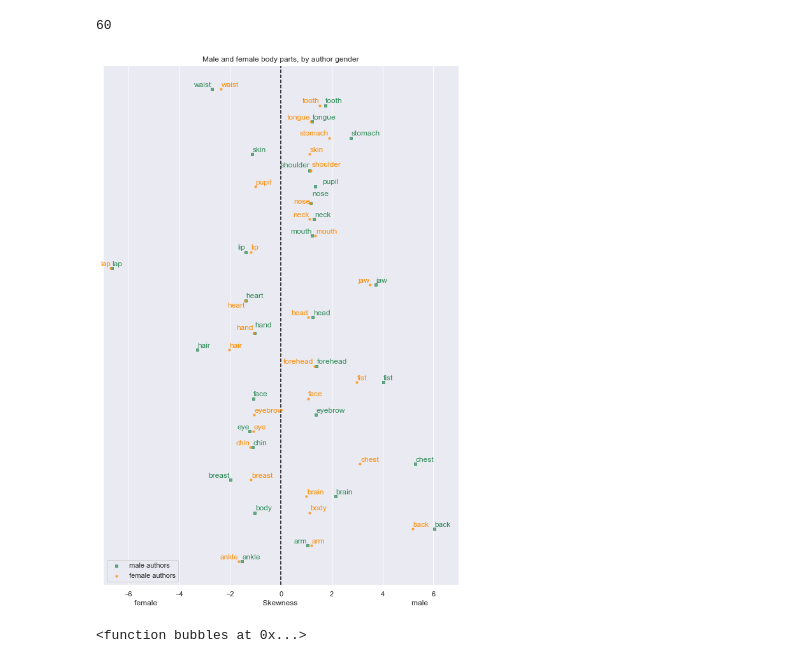
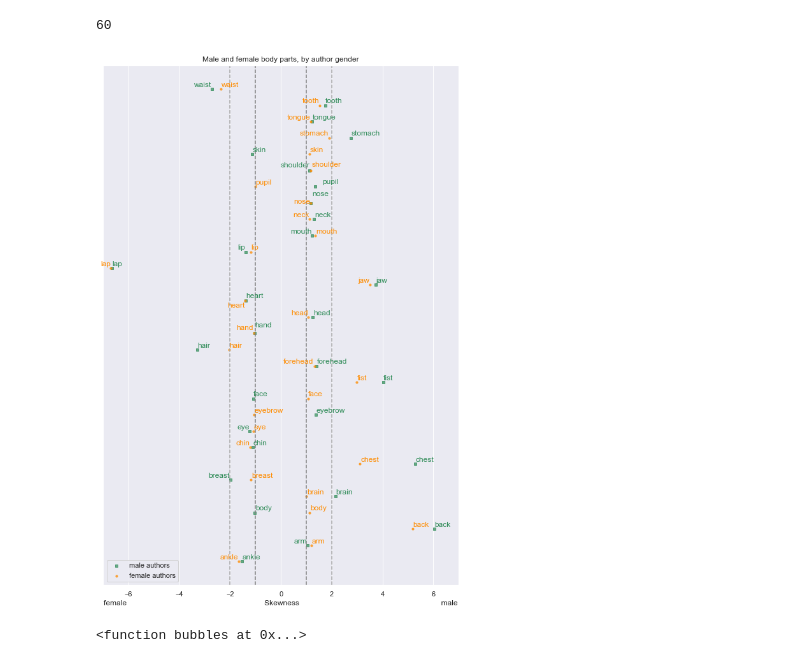
Before and after one commit to thearol/data-science-x-am, a Jupyter notebook: src/talking_bodies1.ipynb, the cells around one changed output. Cells and saved outputs as stored; diff of their text form; code cells hidden in the pictures.

Commit message:
fixed plots

```diff
--- a/src/talking_bodies1.ipynb
+++ b/src/talking_bodies1.ipynb
@@ -438,19 +438,6 @@ female_authors
 | 19 | tongue | 344 | 0.005487 | 275 | 0.004676 | ... |
 | 15 | tooth | 500 | 0.007976 | 306 | 0.005203 | ... |
 | 27 | waist | 106 | 0.001691 | 234 | 0.003979 | ... |
-# %%
-ax = female_authors.plot.scatter(x='skewness_female_authors', y='n', alpha=0.5)
-for i, txt in enumerate(female_authors.bodypart):
-    ax.annotate(txt, (female_authors.skewness_female_authors.iat[i],female_authors.n.iat[i]))
-plt.show()
-# %%
-ax = male_authors.plot.scatter(x='skewness_male_authors', y='n', alpha=0.5)
-for i, txt in enumerate(male_authors.bodypart):
-    ax.annotate(txt, (male_authors.skewness_male_authors.iat[i],male_authors.n.iat[i]), color = "green")
-
-
-ax.axvline(0, ls = "--")
-plt.show()
 # %%
 x = list(male_authors['skewness_male_authors'])+list(female_authors['skewness_female_authors'])
 len(x)
@@ -459,36 +446,40 @@ len(x)
 # %%
 
 x = list(male_authors['skewness_male_authors'])+list(female_authors['skewness_female_authors'])
 y = list(range(0,30))+list(range(0,30))
 fig = plt.figure()
 ax1 = fig.add_subplot(111)
 #fig, ax = plt.subplots()
 
 ax1.scatter(x[:30], y[:30], s=10, c='seagreen', marker="s", label='male authors', alpha = 0.7)
 ax1.scatter(x[30:],y[30:], s=10, c='darkorange', marker="o", label='female authors', alpha = 0.7)
 
 
 texts = []
 
 for i, txt in enumerate(male_authors.bodypart):
     texts.append(ax1.annotate(txt, (male_authors.skewness_male_authors.iat[i],male_authors.n.iat[i]), color = "seagreen"))
 for i, txt in enumerate(female_authors.bodypart):
     texts.append(ax1.annotate(txt, (female_authors.skewness_female_authors.iat[i],female_authors.n.iat[i]), color = "darkorange"))
 
 adjust_text(texts)
 
 
-plt.axvline(0, ls = "--", color="black")
+#plt.axvline(0, ls = "--", color="black")
+plt.axvline(1, ls = "--", color="grey")
+plt.axvline(-1, ls = "--", color="grey")
+plt.axvline(2, ls = "--", color="darkgrey")
+plt.axvline(-2, ls = "--", color="darkgrey")
 plt.legend(loc='lower left');
 plt.title('Male and female body parts, by author gender')
-plt.xlabel('female                                                 Skewness                                                     male')
+plt.xlabel('female                                                                Skewness                                                                  male')
 ax1.yaxis.set_visible(False)
 plt.xlim(-7,7)
 fig.set_figheight(15)
 fig.set_figwidth(10)
 plt.savefig('skewness.png')
 # %% [output]
-[figure, old version]
+[figure, new version]
 # %%
 # import the circlify library
 import circlify
```
